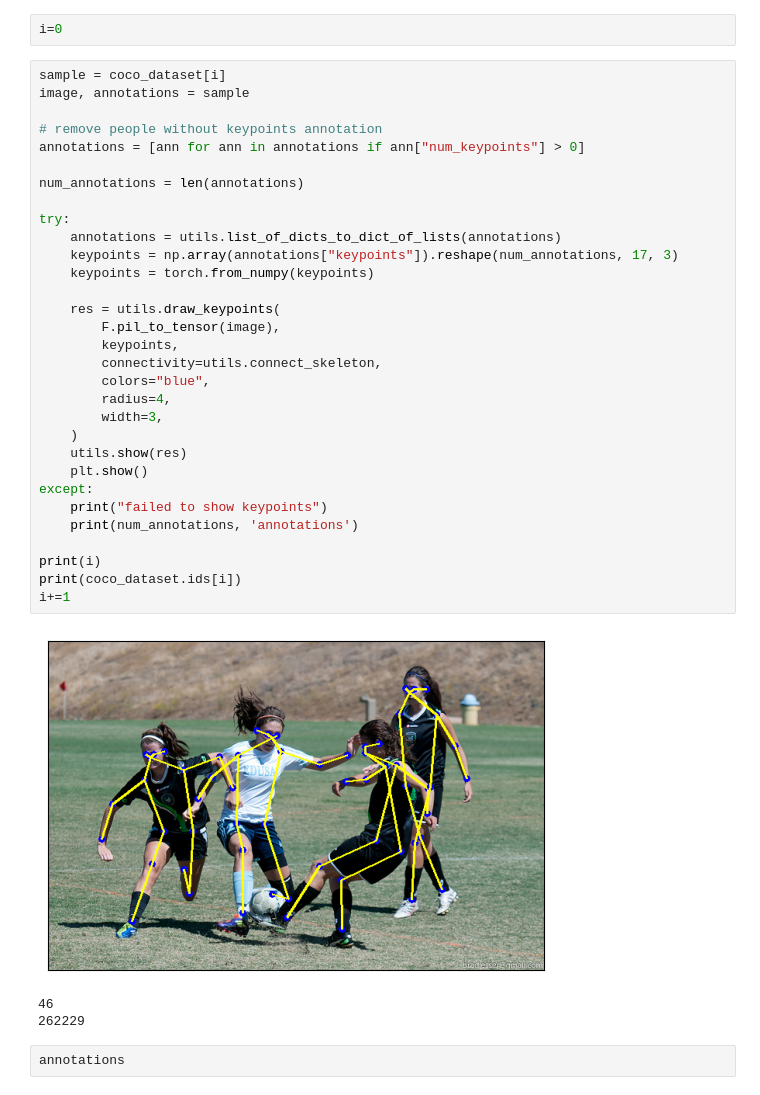
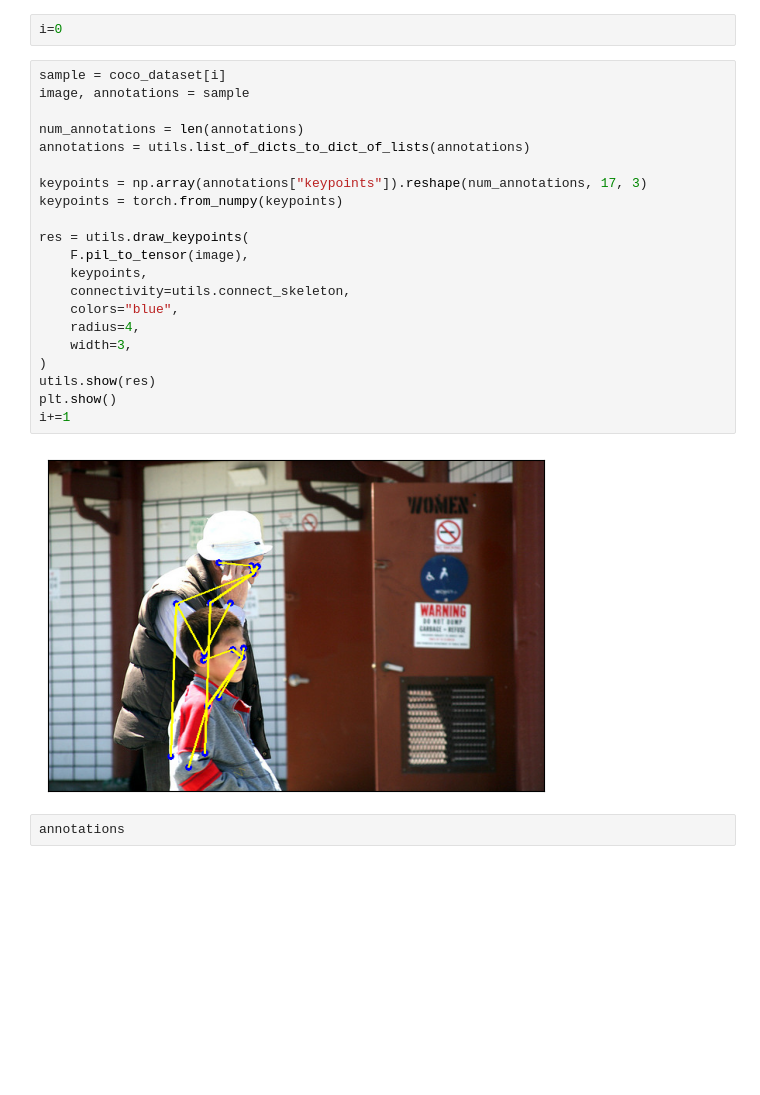
Before and after one commit to millliono/openpose, a Jupyter notebook: vis_dataset.ipynb, the cells around one changed output. Saved outputs shown, nothing was run; the diff lists cells and outputs as text; blank space fills up the shorter version.

```diff
--- a/vis_dataset.ipynb
+++ b/vis_dataset.ipynb
@@ -25,38 +25,26 @@ i=0
 # %%
 sample = coco_dataset[i]
 image, annotations = sample
 
-# remove people without keypoints annotation
-annotations = [ann for ann in annotations if ann["num_keypoints"] > 0]
+num_annotations = len(annotations)
+annotations = utils.list_of_dicts_to_dict_of_lists(annotations)
 
-num_annotations = len(annotations)
+keypoints = np.array(annotations["keypoints"]).reshape(num_annotations, 17, 3)
+keypoints = torch.from_numpy(keypoints)
 
-try:
-    annotations = utils.list_of_dicts_to_dict_of_lists(annotations)
-    keypoints = np.array(annotations["keypoints"]).reshape(num_annotations, 17, 3)
-    keypoints = torch.from_numpy(keypoints)
-
-    res = utils.draw_keypoints(
-        F.pil_to_tensor(image),
-        keypoints,
-        connectivity=utils.connect_skeleton,
-        colors="blue",
-        radius=4,
-        width=3,
-    )
-    utils.show(res)
-    plt.show()
-except:
-    print("failed to show keypoints")
-    print(num_annotations, 'annotations')
-
-print(i)
-print(coco_dataset.ids[i])
+res = utils.draw_keypoints(
+    F.pil_to_tensor(image),
+    keypoints,
+    connectivity=utils.connect_skeleton,
+    colors="blue",
+    radius=4,
+    width=3,
+)
+utils.show(res)
+plt.show()
 i+=1
 # %% [output]
-[figure, old version]
+[figure, new version]
-46
-262229
 # %%
 annotations
 # %% [output]
```
Also changed, not shown: parts of 1 cell of this notebook, 2 other files.
